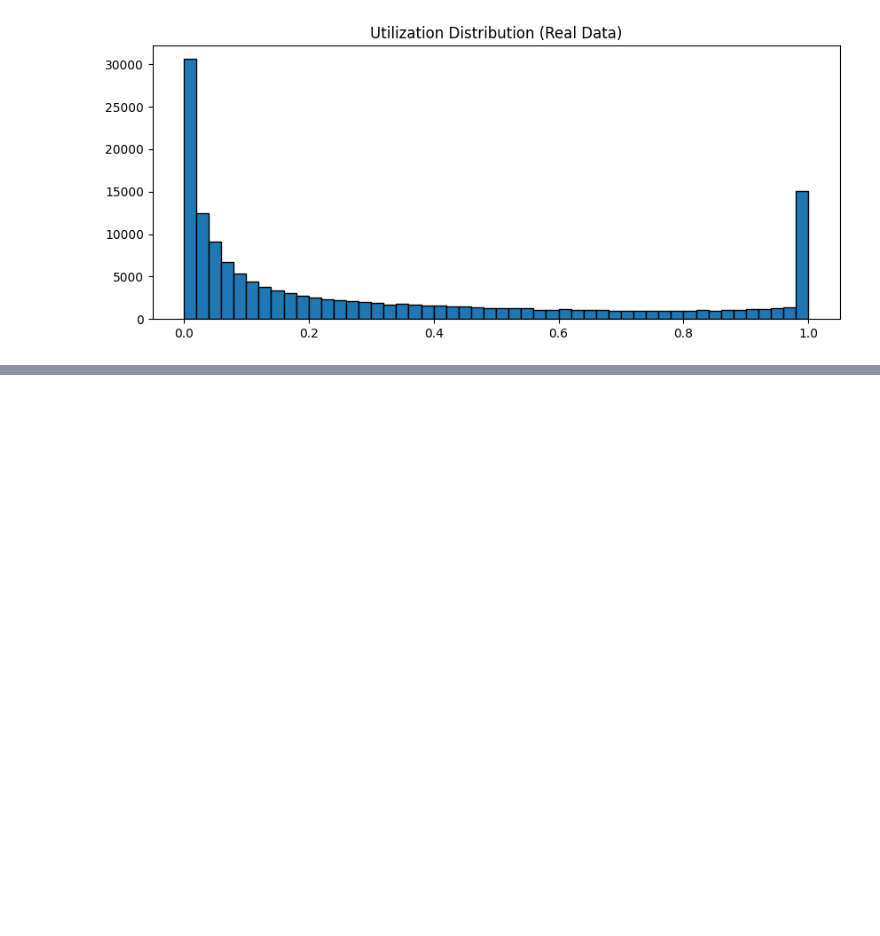
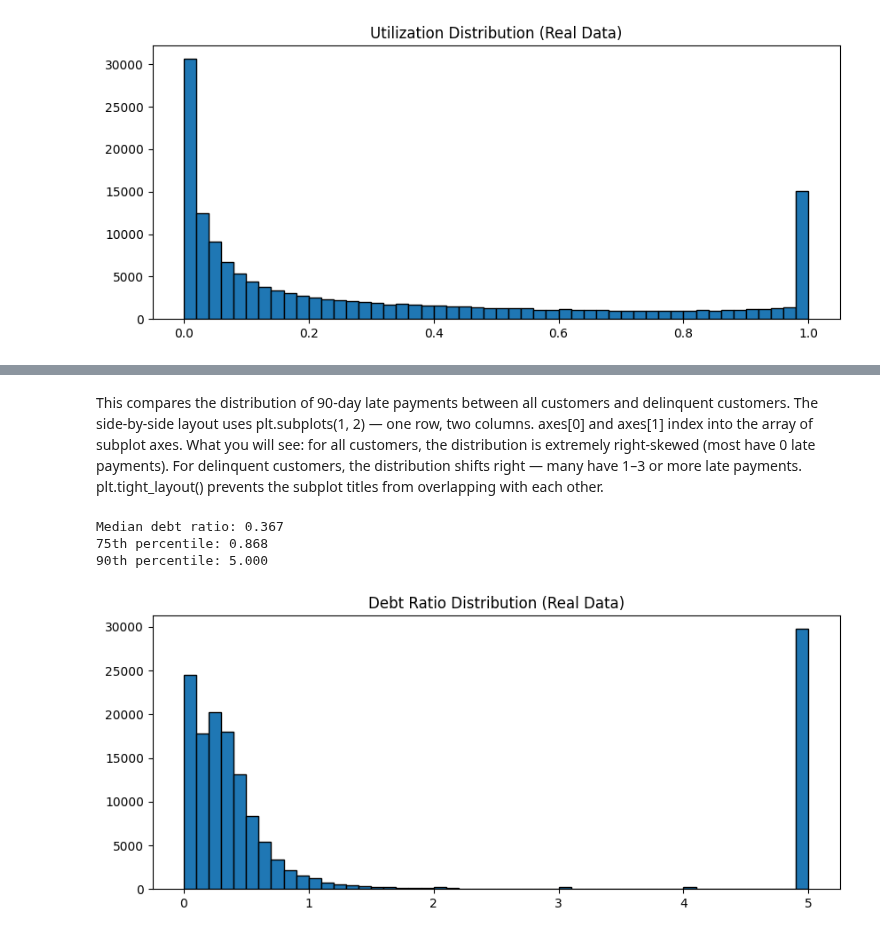
Before and after one commit to yash2484/Risk-Copilot, a Jupyter notebook: notebooks/01_real_data_eda.ipynb, the cells around one changed output, grey strips where cells are left out. Drawn from its saved outputs; the diff is of its cells as text; code cells hidden in the pictures; blank space fills up the shorter version.

```diff
--- a/notebooks/01_real_data_eda.ipynb
+++ b/notebooks/01_real_data_eda.ipynb
@@ -62,0 +168,21 @@ plt.show()
+# %% [markdown]
+This compares the distribution of 90-day late payments between all customers and delinquent customers. The side-by-side layout uses plt.subplots(1, 2) — one row, two columns. axes[0] and axes[1] index into the array of subplot axes. What you will see: for all customers, the distribution is extremely right-skewed (most have 0 late payments). For delinquent customers, the distribution shifts right — many have 1–3 or more late payments. plt.tight_layout() prevents the subplot titles from overlapping with each other.
+# %%
+# Debt Ratio for later
+
+debt = gmsc["DebtRatio"].clip(0, 5)  # Clip extreme outliers
+
+print(f"Median debt ratio: {debt.median():.3f}")
+print(f"75th percentile: {debt.quantile(0.75):.3f}")
+print(f"90th percentile: {debt.quantile(0.90):.3f}")
+
+fig, ax = plt.subplots(figsize=(10, 4))
+ax.hist(debt, bins=50, edgecolor="black")
+ax.set_title("Debt Ratio Distribution (Real Data)")
+plt.savefig(r"\Users\yashc\OneDrive\Desktop\code\Risk-Copilot\notebooks/debt_ratio_dist.png", dpi=100, bbox_inches="tight")
+plt.show()
+# %% [output]
+Median debt ratio: 0.367
+75th percentile: 0.868
+90th percentile: 5.000
+[figure, added]
```
Also changed, not shown: parts of 10 cells of this notebook, 13 other files.
